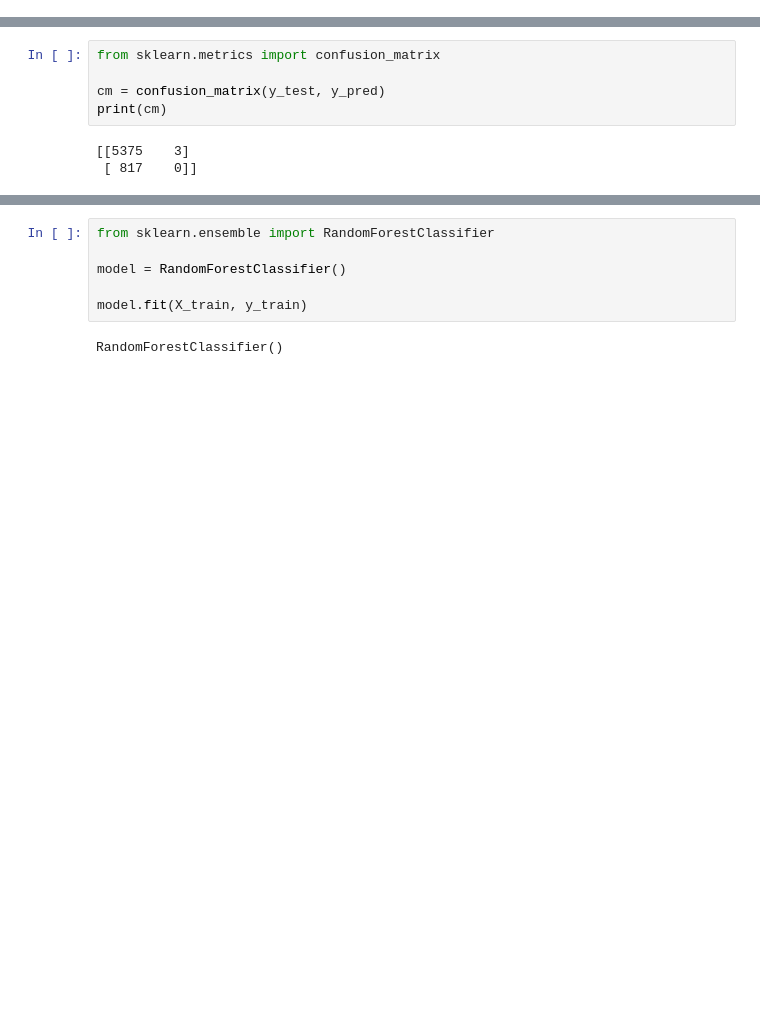
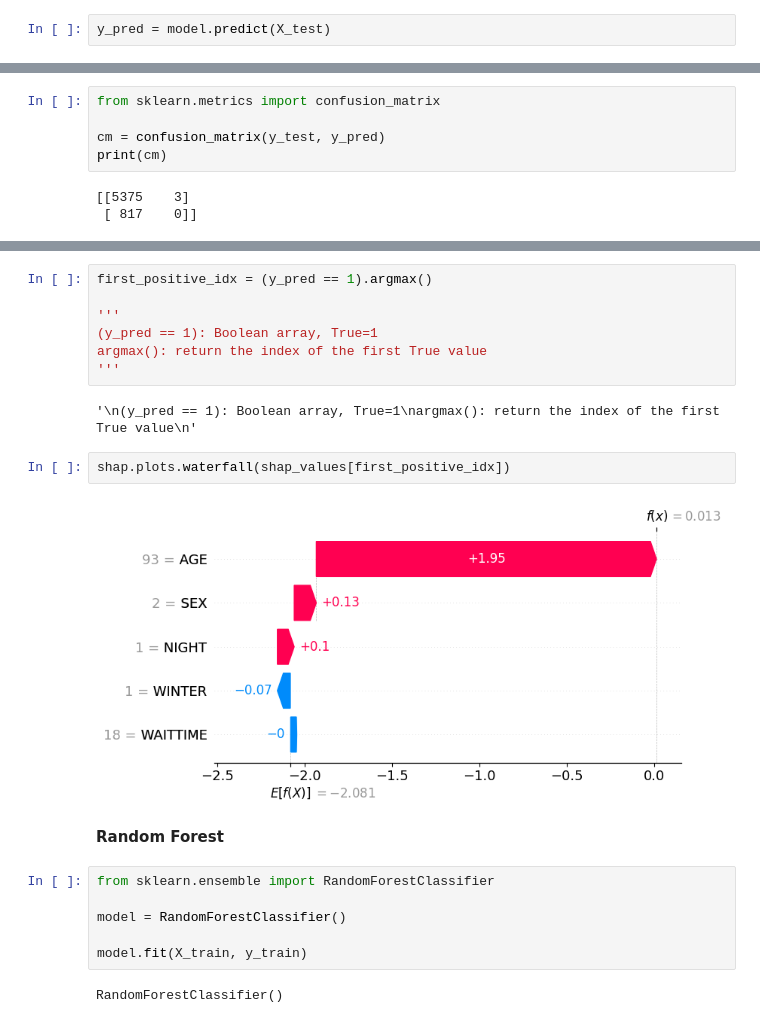
Before and after one commit to Chieh-YuHung-hub/Chieh-YuHung-hub, a Jupyter notebook: Week_12.ipynb, the cells around one changed output, grey strips where cells are left out. Drawn from its saved outputs; the diff is of its cells as text; blank space fills up the shorter version.

```diff
--- a/Week_12.ipynb
+++ b/Week_12.ipynb
@@ -43,0 +122,2 @@ y_pred = model.predict(X_test)
+# %%
+y_pred = model.predict(X_test)
@@ -87,3 +205,18 @@ RocCurveDisplay.from_estimator(model, X_test, y_test)
+# %%
+first_positive_idx = (y_pred == 1).argmax()
+
+'''
+(y_pred == 1): Boolean array, True=1
+argmax(): return the index of the first True value
+'''
+# %% [output]
+'\n(y_pred == 1): Boolean array, True=1\nargmax(): return the index of the first True value\n'
+# %%
+shap.plots.waterfall(shap_values[first_positive_idx])
+# %% [output]
+[figure, added]
+# %% [markdown]
+**Random Forest**
 # %%
 from sklearn.ensemble import RandomForestClassifier
 
```
Also changed, not shown: parts of 32 cells of this notebook.
